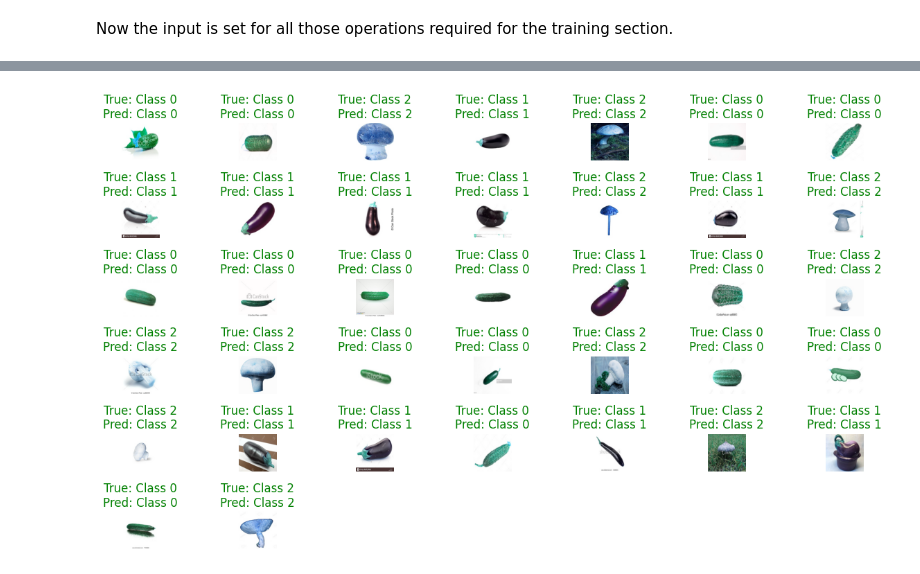
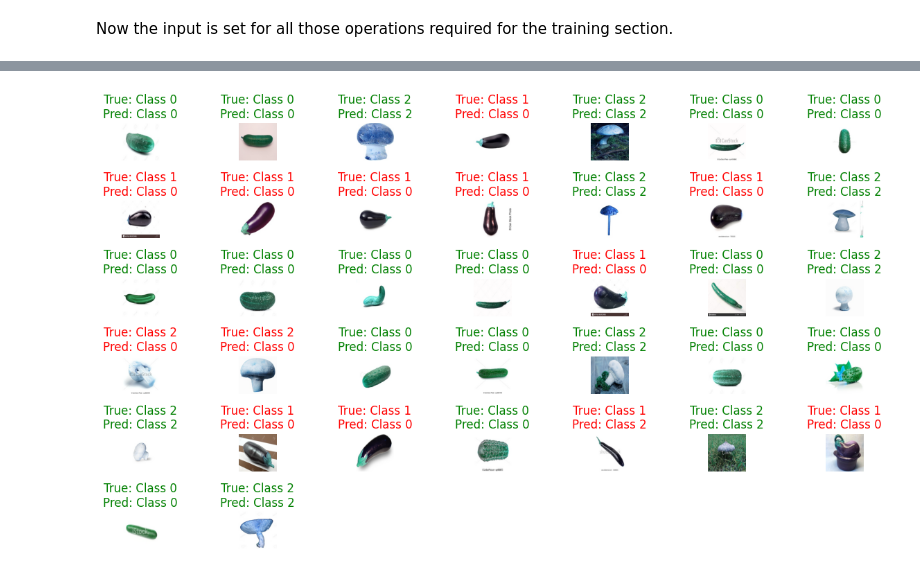
Before and after one commit to giovannimmiranda/DL-ImageClass, a Jupyter notebook: DL_20_06_Miranda.ipynb, the cells around one changed output, grey strips where cells are left out. Drawn from its saved outputs; the diff is of its cells as text; code cells hidden in the pictures.

```diff
--- a/DL_20_06_Miranda.ipynb
+++ b/DL_20_06_Miranda.ipynb
@@ -163,0 +178,21 @@ Now the input is set for all those operations required for the training section.
+# %%
+seed = random.randint(0, 1000)
+num_classes = 3
+def residual_block(x, filters, num_conv_layers=3, kernel_size=3, stride=1, l2_reg=0.001):
+    shortcut = x
+    initializer = tf.keras.initializers.HeUniform(seed=seed)
+
+    for _ in range(num_conv_layers):
+        x = tf.keras.layers.Conv2D(filters, kernel_size, strides=stride, padding='same',
+                                   kernel_regularizer=tf.keras.regularizers.l2(l2_reg),
+                                   kernel_initializer=initializer)(x)
+        x = tf.keras.layers.BatchNormalization()(x)
+        x = tf.keras.layers.ReLU()(x)
+
+    # Add shortcut (identity mapping)
+    if shortcut.shape[-1] != x.shape[-1]:
+        shortcut = tf.keras.layers.Conv2D(filters, kernel_size=1, strides=stride, padding='same',
+                                          kernel_initializer=initializer)(shortcut)
+    x = tf.keras.layers.Add()([x, shortcut])
+    x = tf.keras.layers.ReLU()(x)
+    return x
@@ -523,7 +368,7 @@ def plot_images_with_labels(images, true_labels, pred_labels, class_names):
 # Assuming X_val contains your validation images and y_val_cls contains corresponding true class labels
 
 # Get predicted class labels (assuming softmax output, take argmax)
-predictions = model.predict(X_val)  # Get predictions for both outputs
+predictions = best_model.predict(X_val)  # Get predictions for both outputs
 predicted_labels = np.argmax(predictions[0], axis=1)  # Apply argmax to classification output
 
 # List of class names (replace with your actual class names)
@@ -540 +385 @@ plot_images_with_labels(sample_images, sample_true_labels, sample_pred_labels, c
-[figure, old version]
+[figure, new version]
```
Also changed, not shown: parts of 12 cells of this notebook.
